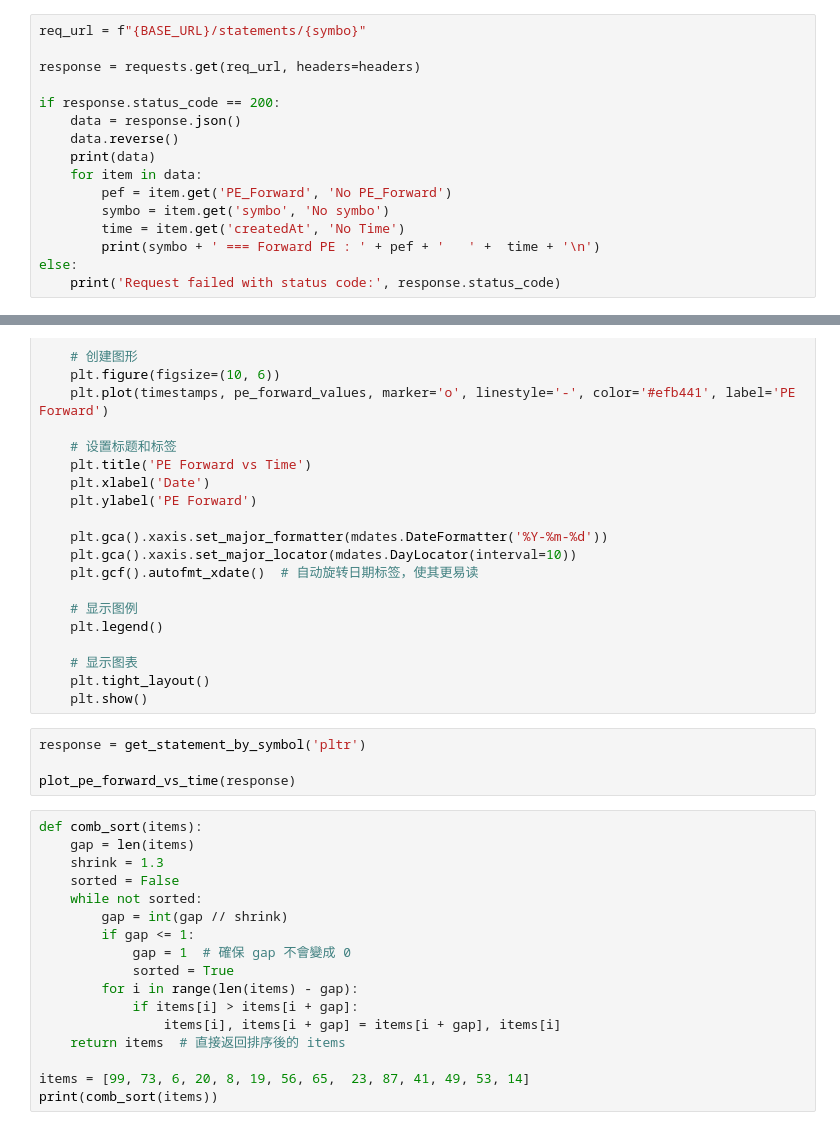
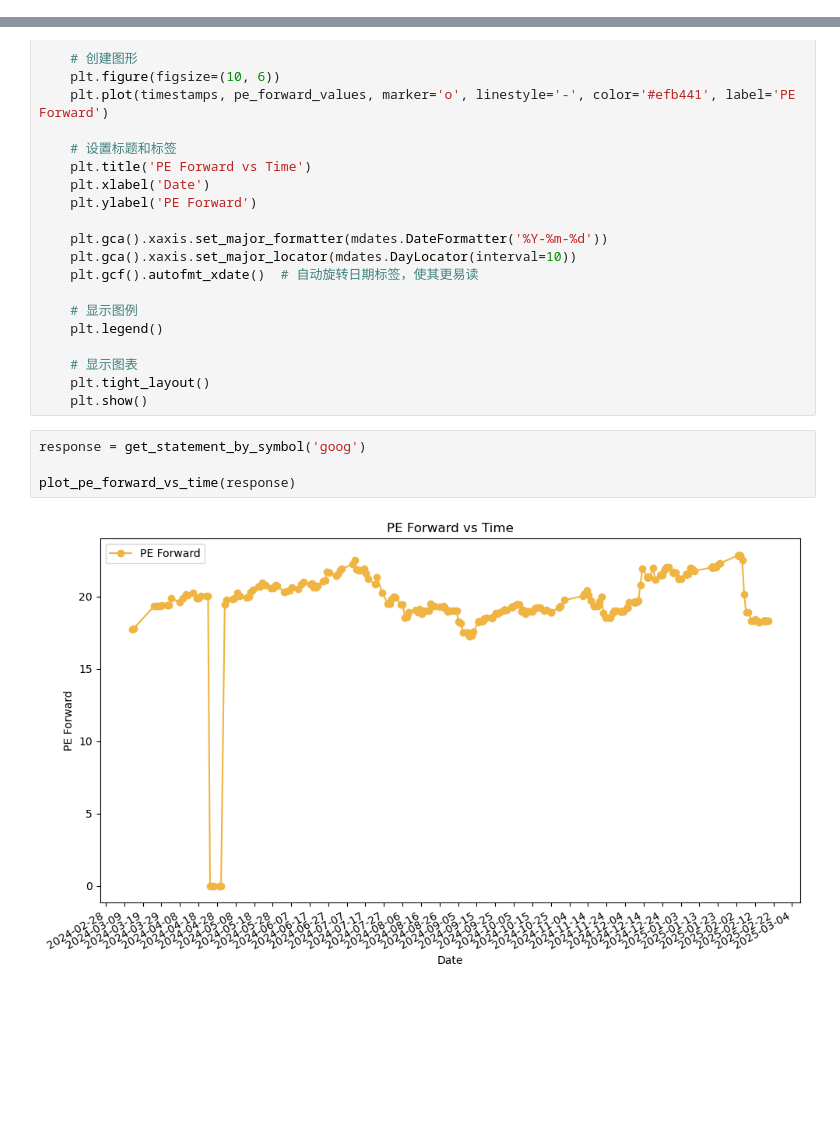
Before and after one commit to elohim31520/TradeTracker, a Jupyter notebook: src/scripts/test_request.ipynb, the cells around one changed output, grey strips where cells are left out. Cells and saved outputs as stored; diff of their text form; blank space fills up the shorter version.

```diff
--- a/src/scripts/test_request.ipynb
+++ b/src/scripts/test_request.ipynb
@@ -445,22 +429,6 @@ for item in news:
 #### 取得statement
 # %%
 symbo = 'nvda'
-# %%
-req_url = f"{BASE_URL}/statements/{symbo}"
-
-response = requests.get(req_url, headers=headers)
-
-if response.status_code == 200:
-    data = response.json()
-    data.reverse()
-    print(data)
-    for item in data:
-        pef = item.get('PE_Forward', 'No PE_Forward')
-        symbo = item.get('symbo', 'No symbo')
-        time = item.get('createdAt', 'No Time')
-        print(symbo + ' === Forward PE : ' + pef + '   ' +  time + '\n')
-else:
-    print('Request failed with status code:', response.status_code)
 # %%
 import matplotlib.pyplot as plt
 import matplotlib.dates as mdates
@@ -504,23 +472,8 @@ def plot_pe_forward_vs_time(data):
     plt.tight_layout()
     plt.show()
 # %%
-response = get_statement_by_symbol('pltr')
+response = get_statement_by_symbol('goog')
 
 plot_pe_forward_vs_time(response)
+# %% [output]
+[figure, added]
-# %%
-def comb_sort(items):
-    gap = len(items)
-    shrink = 1.3
-    sorted = False
-    while not sorted:
-        gap = int(gap // shrink)
-        if gap <= 1:
-            gap = 1  # 確保 gap 不會變成 0
-            sorted = True
-        for i in range(len(items) - gap):
-            if items[i] > items[i + gap]:
-                items[i], items[i + gap] = items[i + gap], items[i]
-    return items  # 直接返回排序後的 items
-
-items = [99, 73, 6, 20, 8, 19, 56, 65,  23, 87, 41, 49, 53, 14]
-print(comb_sort(items))
```
Also changed, not shown: parts of 7 cells of this notebook, 1 other file.
